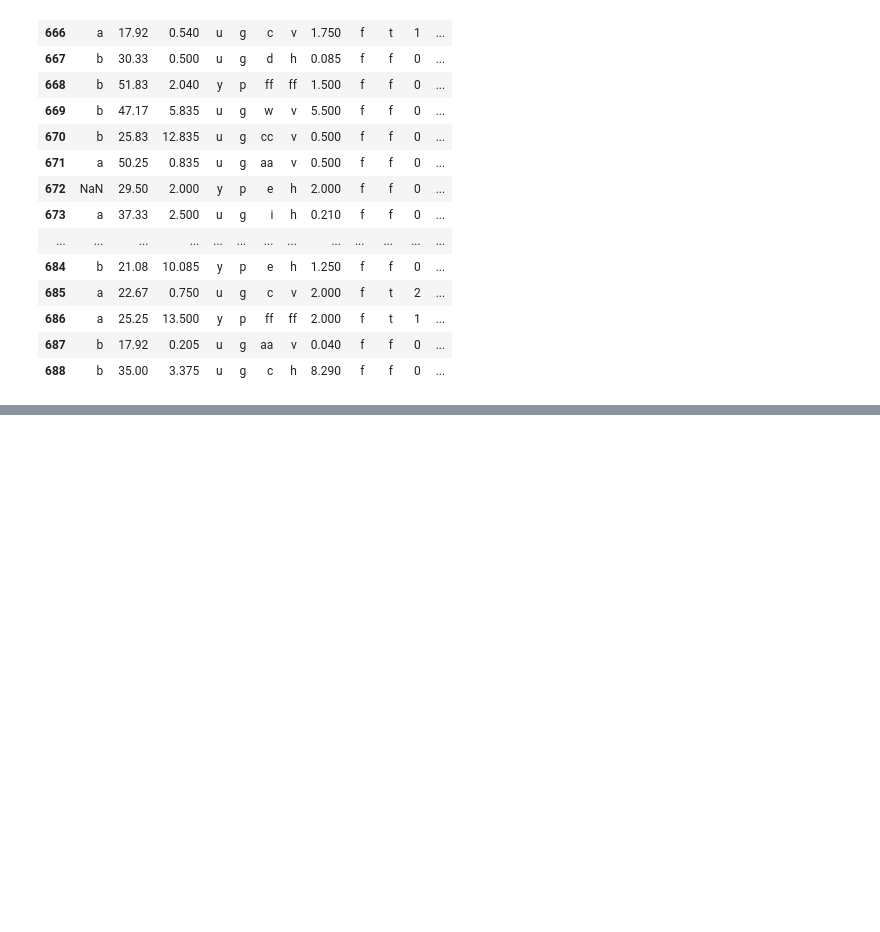
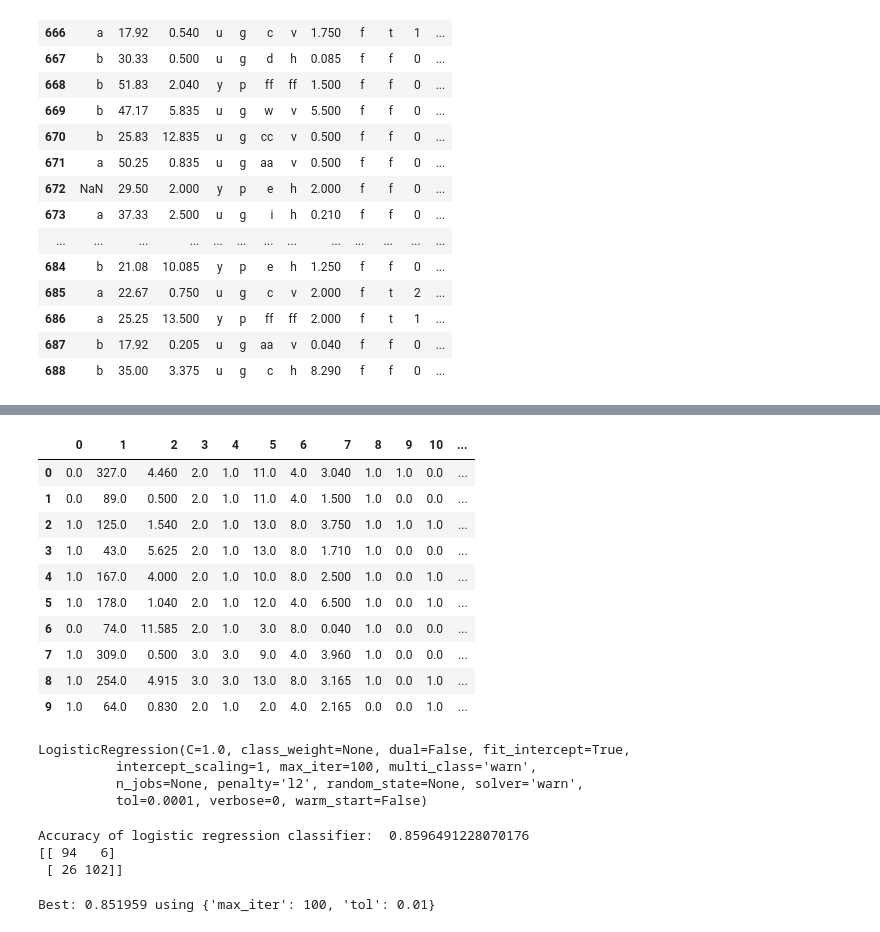
Before and after one commit to AjinkyaTaranekar/Credit-Card-Applications, a Jupyter notebook: model.ipynb, the cells around one changed output, grey strips where cells are left out. Saved outputs shown, nothing was run; the diff lists cells and outputs as text; code cells hidden in the pictures; blank space fills up the shorter version.

Commit message:
[COMPLETED Accuracy 0.851959] Model training done

```diff
--- a/model.ipynb
+++ b/model.ipynb
@@ -118,0 +162,42 @@ credit_card_apps.tail(25)
+# %%
+credit_card_apps = credit_card_apps.drop(columns=['01', '00202'], axis=1)
+credit_card_apps = credit_card_apps.values
+
+X,y = credit_card_apps[:,0:13] , credit_card_apps[:,13]
+
+X_train, X_test, y_train, y_test = train_test_split(X, y,test_size=0.33,random_state=42)
+pd.DataFrame(credit_card_apps).head(10)
+# %% [output]
+|  | 0 | 1 | 2 | 3 | 4 | 5 | 6 | 7 | 8 | 9 | 10 | ... |
+| 0 | 0.0 | 327.0 | 4.460 | 2.0 | 1.0 | 11.0 | 4.0 | 3.040 | 1.0 | 1.0 | 0.0 | ... |
+| 1 | 0.0 | 89.0 | 0.500 | 2.0 | 1.0 | 11.0 | 4.0 | 1.500 | 1.0 | 0.0 | 0.0 | ... |
+| 2 | 1.0 | 125.0 | 1.540 | 2.0 | 1.0 | 13.0 | 8.0 | 3.750 | 1.0 | 1.0 | 1.0 | ... |
+| 3 | 1.0 | 43.0 | 5.625 | 2.0 | 1.0 | 13.0 | 8.0 | 1.710 | 1.0 | 0.0 | 0.0 | ... |
+| 4 | 1.0 | 167.0 | 4.000 | 2.0 | 1.0 | 10.0 | 8.0 | 2.500 | 1.0 | 0.0 | 1.0 | ... |
+| 5 | 1.0 | 178.0 | 1.040 | 2.0 | 1.0 | 12.0 | 4.0 | 6.500 | 1.0 | 0.0 | 1.0 | ... |
+| 6 | 0.0 | 74.0 | 11.585 | 2.0 | 1.0 | 3.0 | 8.0 | 0.040 | 1.0 | 0.0 | 0.0 | ... |
+| 7 | 1.0 | 309.0 | 0.500 | 3.0 | 3.0 | 9.0 | 4.0 | 3.960 | 1.0 | 0.0 | 0.0 | ... |
+| 8 | 1.0 | 254.0 | 4.915 | 3.0 | 3.0 | 13.0 | 8.0 | 3.165 | 1.0 | 0.0 | 1.0 | ... |
+| 9 | 1.0 | 64.0 | 0.830 | 2.0 | 1.0 | 2.0 | 4.0 | 2.165 | 0.0 | 0.0 | 1.0 | ... |
+# %%
+logreg = LogisticRegression()
+from sklearn.preprocessing import MinMaxScaler
+
+scaler = MinMaxScaler(feature_range=(0, 1))
+rescaledX_train = scaler.fit_transform(X_train)
+rescaledX_test = scaler.fit_transform(X_test)
+logreg.fit(rescaledX_train,y_train)
+# %% [output]
+LogisticRegression(C=1.0, class_weight=None, dual=False, fit_intercept=True,
+          intercept_scaling=1, max_iter=100, multi_class='warn',
+          n_jobs=None, penalty='l2', random_state=None, solver='warn',
+          tol=0.0001, verbose=0, warm_start=False)
+# %%
+y_pred = logreg.predict(rescaledX_test)
+
+print("Accuracy of logistic regression classifier: ",logreg.score(rescaledX_test,y_test))
+print(confusion_matrix(y_test,y_pred))
+# %% [output]
+Accuracy of logistic regression classifier:  0.8596491228070176
+[[ 94   6]
+ [ 26 102]]
@@ -118,0 +208,10 @@ credit_card_apps.tail(25)
+# %%
+grid_model = GridSearchCV(estimator=logreg, param_grid=param_grid, cv=10)
+
+rescaledX = scaler.fit_transform(X)
+grid_model_result = grid_model.fit(rescaledX, y)
+
+best_score, best_params = grid_model_result.best_score_,grid_model_result.best_params_
+print("Best: %f using %s" % (best_score, best_params))
+# %% [output]
+Best: 0.851959 using {'max_iter': 100, 'tol': 0.01}
```
Also changed, not shown: parts of 4 cells of this notebook.
